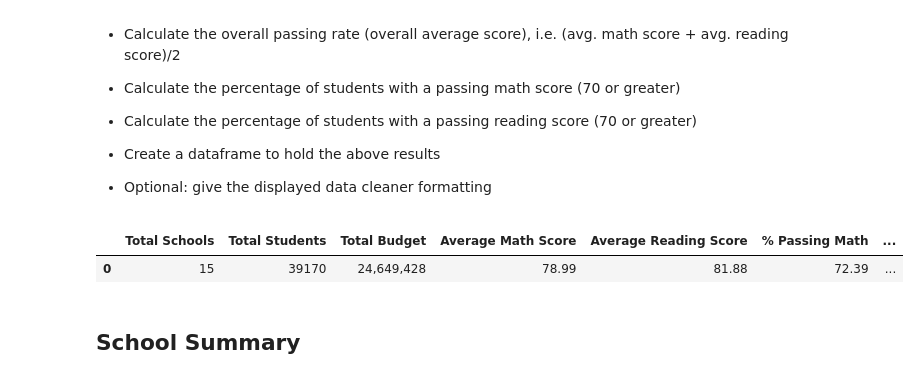
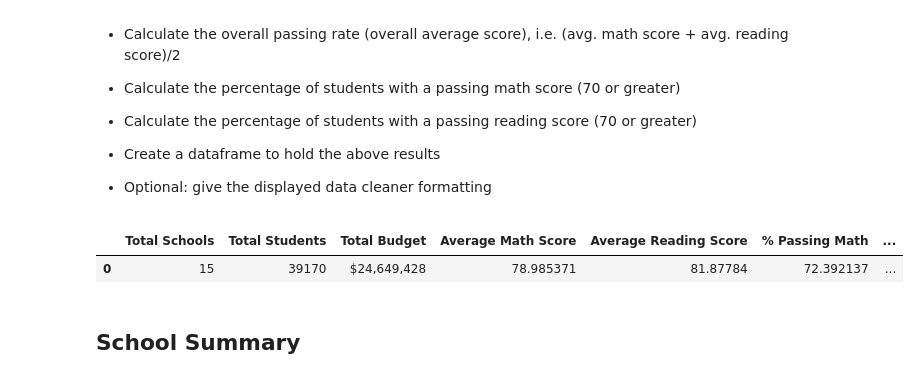
Before and after one commit to Meghanavmr/PyCitySchools, a Jupyter notebook: PyCitySchools_starter.ipynb, the cells around one changed output. Saved outputs shown, nothing was run; the diff lists cells and outputs as text; code cells hidden in the pictures.

```diff
--- a/PyCitySchools_starter.ipynb
+++ b/PyCitySchools_starter.ipynb
@@ -80,40 +80,40 @@ passingreading = school_data_complete.query('reading_score >70')["School ID"].co
 overallpassrate = (avgmathscore + avgreadingscore)/2
 District_summary_df = pd.DataFrame({"Total Schools":[total_schools],
                                    "Total Students":[total_students],
                                    "Total Budget":[total_budget],
                                    "Average Math Score":[avgmathscore],
                                    "Average Reading Score":[avgreadingscore],
                                    "% Passing Math":[passingmath],
                                    "% Passing Reading":[passingreading],
                                    "% Overall Passing Rate":[overallpassrate]
 })
 
 
 
 District_summary_df = District_summary_df[["Total Schools",
 "Total Students",
 "Total Budget",
 "Average Math Score",
 "Average Reading Score",
 "% Passing Math",
 "% Passing Reading",
 "% Overall Passing Rate"]]
 
 
 District_summary_df
 
-District_summary_df["Average Math Score"] = District_summary_df["Average Math Score"].map("{:.2f}".format)
-District_summary_df["Average Reading Score"] = District_summary_df["Average Reading Score"].map("{:.2f}".format)
-District_summary_df["Total Budget"] = District_summary_df["Total Budget"].map("{:,}".format)
-District_summary_df["% Passing Math"] = District_summary_df["% Passing Math"].map("{:.2f}".format)
-District_summary_df["% Passing Reading"] = District_summary_df["% Passing Reading"].map("{:.2f}".format)
-District_summary_df["% Overall Passing Rate"] = District_summary_df["% Overall Passing Rate"].map("{:.2f}".format)
+District_summary_df["Average Math Score"] = District_summary_df["Average Math Score"]
+District_summary_df["Average Reading Score"] = District_summary_df["Average Reading Score"]
+District_summary_df["Total Budget"] = District_summary_df["Total Budget"].map("${:,}".format)
+District_summary_df["% Passing Math"] = District_summary_df["% Passing Math"]
+District_summary_df["% Passing Reading"] = District_summary_df["% Passing Reading"]
+District_summary_df["% Overall Passing Rate"] = District_summary_df["% Overall Passing Rate"]
 
 
 District_summary_df
 # %% [output]
 |  | Total Schools | Total Students | Total Budget | Average Math Score | Average Reading Score | % Passing Math | ... |
-| 0 | 15 | 39170 | 24,649,428 | 78.99 | 81.88 | 72.39 | ... |
+| 0 | 15 | 39170 | $24,649,428 | 78.985371 | 81.87784 | 72.392137 | ... |
 # %% [markdown]
 ## School Summary
 # %% [markdown]
```
Also changed, not shown: parts of 9 cells of this notebook.
